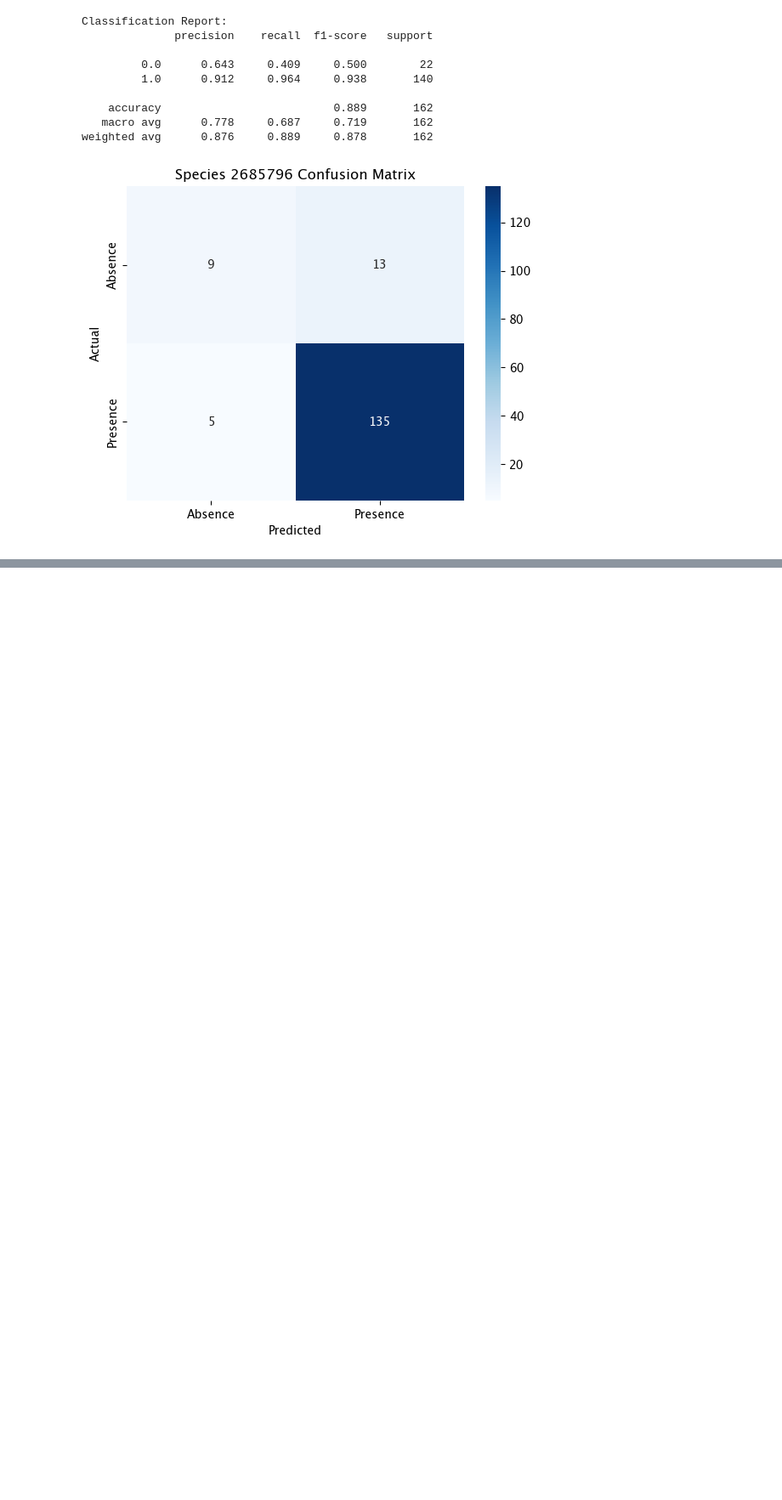
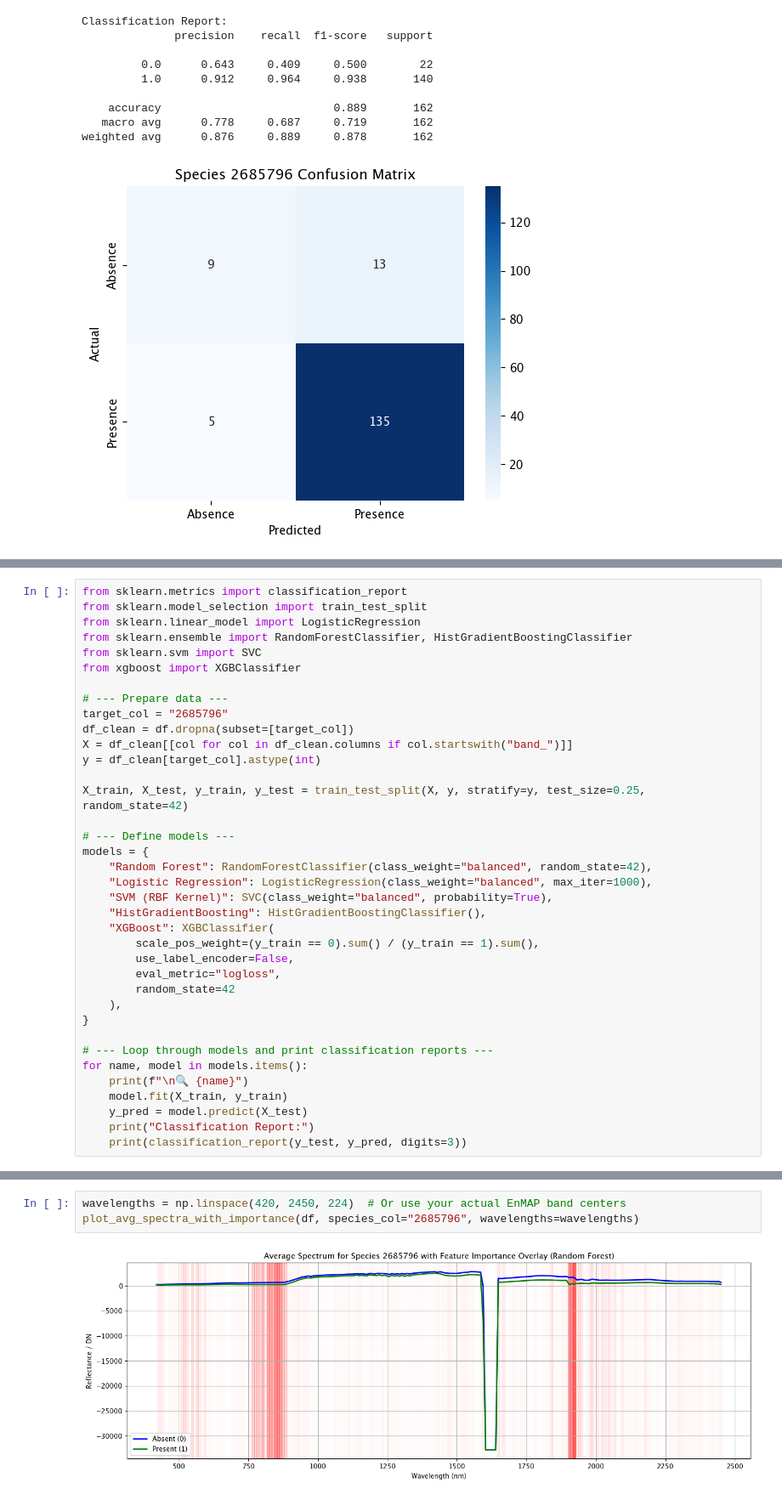
Before and after one commit to dangause/rs-hsi-botany, a Jupyter notebook: notebooks/pipeline/7_modeling.ipynb, the cells around one changed output, grey strips where cells are left out. Shown: that part at 85% size. Drawn from its saved outputs; the diff is of its cells as text; blank space fills up the shorter version.

```diff
--- a/notebooks/pipeline/7_modeling.ipynb
+++ b/notebooks/pipeline/7_modeling.ipynb
@@ -183,0 +141,37 @@ weighted avg      0.907     0.914     0.908       162
+# %%
+from sklearn.metrics import classification_report
+from sklearn.model_selection import train_test_split
+from sklearn.linear_model import LogisticRegression
+from sklearn.ensemble import RandomForestClassifier, HistGradientBoostingClassifier
+from sklearn.svm import SVC
+from xgboost import XGBClassifier
+
+# --- Prepare data ---
+target_col = "2685796"
+df_clean = df.dropna(subset=[target_col])
+X = df_clean[[col for col in df_clean.columns if col.startswith("band_")]]
+y = df_clean[target_col].astype(int)
+
+X_train, X_test, y_train, y_test = train_test_split(X, y, stratify=y, test_size=0.25, random_state=42)
+
+# --- Define models ---
+models = {
+    "Random Forest": RandomForestClassifier(class_weight="balanced", random_state=42),
+    "Logistic Regression": LogisticRegression(class_weight="balanced", max_iter=1000),
+    "SVM (RBF Kernel)": SVC(class_weight="balanced", probability=True),
+    "HistGradientBoosting": HistGradientBoostingClassifier(),
+    "XGBoost": XGBClassifier(
+        scale_pos_weight=(y_train == 0).sum() / (y_train == 1).sum(),
+        use_label_encoder=False,
+        eval_metric="logloss",
+        random_state=42
+    ),
+}
+
+# --- Loop through models and print classification reports ---
+for name, model in models.items():
+    print(f"\n🔍 {name}")
+    model.fit(X_train, y_train)
+    y_pred = model.predict(X_test)
+    print("Classification Report:")
+    print(classification_report(y_test, y_pred, digits=3))
@@ -183,0 +444,5 @@ weighted avg      0.907     0.914     0.908       162
+# %%
+wavelengths = np.linspace(420, 2450, 224)  # Or use your actual EnMAP band centers
+plot_avg_spectra_with_importance(df, species_col="2685796", wavelengths=wavelengths)
+# %% [output]
+[figure, added]
```
Also changed, not shown: parts of 21 cells of this notebook.
